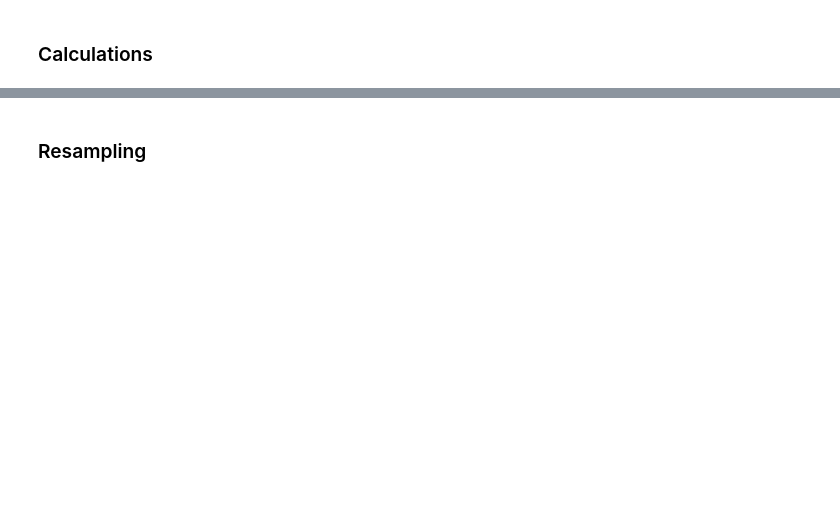
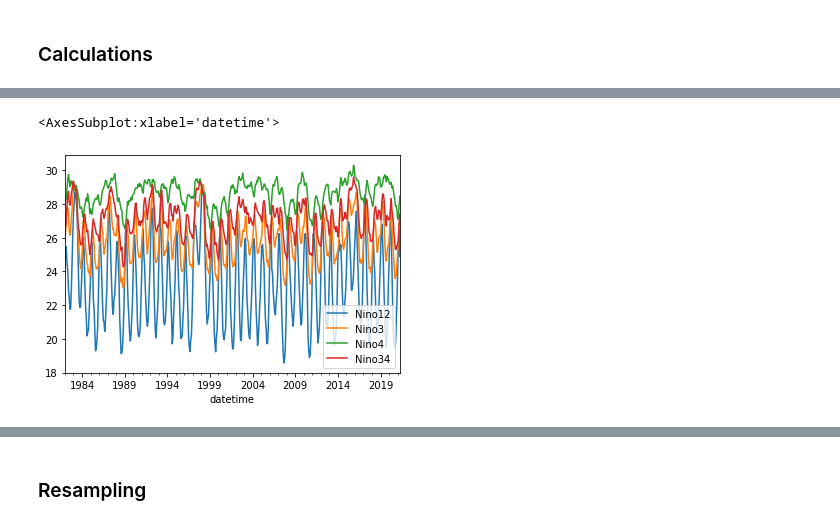
Before and after one commit to mgrover1/ncar_pandas_tutorial, a Jupyter notebook: pandas_fullNotebook.ipynb, the cells around one changed output, grey strips where cells are left out. Saved outputs shown, nothing was run; the diff lists cells and outputs as text; code cells hidden in the pictures; blank space fills up the shorter version.

```diff
--- a/pandas_fullNotebook.ipynb
+++ b/pandas_fullNotebook.ipynb
@@ -102,0 +332,8 @@ df[df.Nino34anom > 2]
+# %%
+nino_temp_cols = ['Nino12', 'Nino3', 'Nino4', 'Nino34']
+nino_anom_cols = ['Nino12anom', 'Nino3anom', 'Nino4anom', 'Nino34anom']
+# %%
+df[nino_temp_cols].plot()
+# %% [output]
+<AxesSubplot:xlabel='datetime'>
+[figure, added]
```
Also changed, not shown: parts of 41 cells of this notebook.
